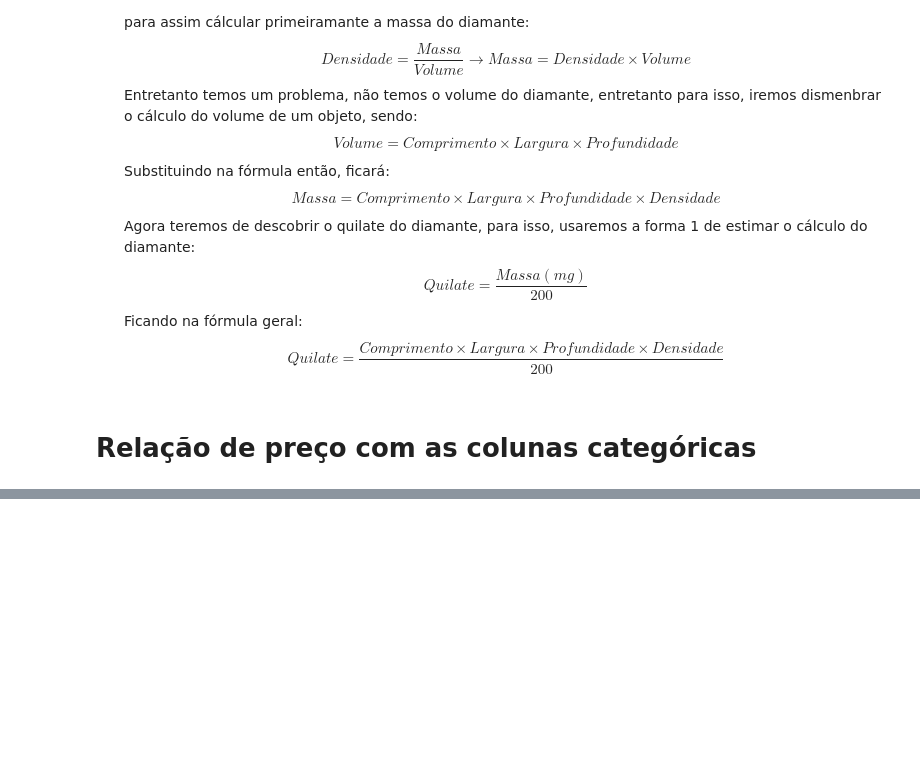
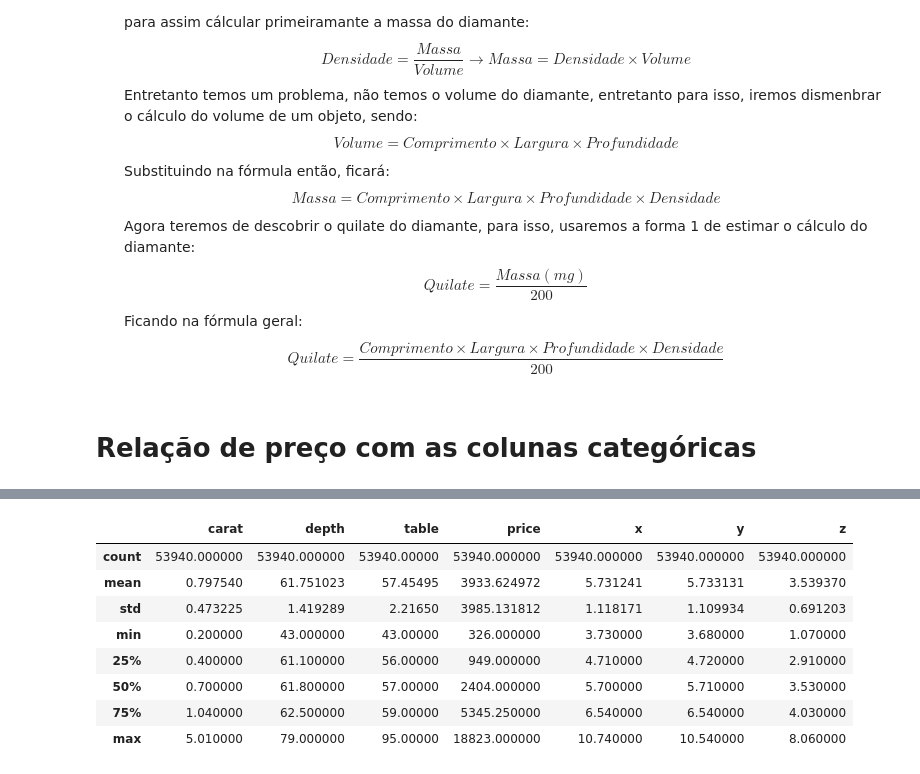
Before and after one commit to ppvyctor/Diamonds-Values, a Jupyter notebook: Trabalho ES.ipynb, the cells around one changed output, grey strips where cells are left out. Drawn from its saved outputs; the diff is of its cells as text; code cells hidden in the pictures; blank space fills up the shorter version.

Commit message:
create a table

```diff
--- a/Trabalho ES.ipynb
+++ b/Trabalho ES.ipynb
@@ -342,0 +342,12 @@ plt.show()
+# %%
+diamonds.describe()
+# %% [output]
+|  | carat | depth | table | price | x | y | z |
+| count | 53940.000000 | 53940.000000 | 53940.00000 | 53940.000000 | 53940.000000 | 53940.000000 | 53940.000000 |
+| mean | 0.797540 | 61.751023 | 57.45495 | 3933.624972 | 5.731241 | 5.733131 | 3.539370 |
+| std | 0.473225 | 1.419289 | 2.21650 | 3985.131812 | 1.118171 | 1.109934 | 0.691203 |
+| min | 0.200000 | 43.000000 | 43.00000 | 326.000000 | 3.730000 | 3.680000 | 1.070000 |
+| 25% | 0.400000 | 61.100000 | 56.00000 | 949.000000 | 4.710000 | 4.720000 | 2.910000 |
+| 50% | 0.700000 | 61.800000 | 57.00000 | 2404.000000 | 5.700000 | 5.710000 | 3.530000 |
+| 75% | 1.040000 | 62.500000 | 59.00000 | 5345.250000 | 6.540000 | 6.540000 | 4.030000 |
+| max | 5.010000 | 79.000000 | 95.00000 | 18823.000000 | 10.740000 | 10.540000 | 8.060000 |
```
Also changed, not shown: parts of 6 cells of this notebook.
